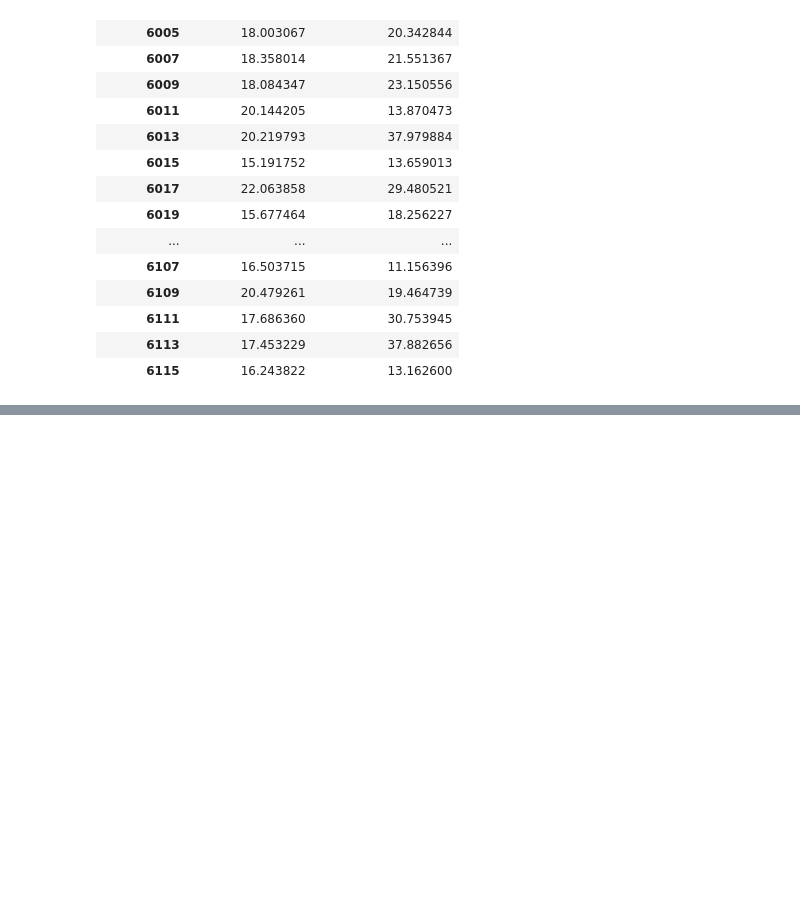
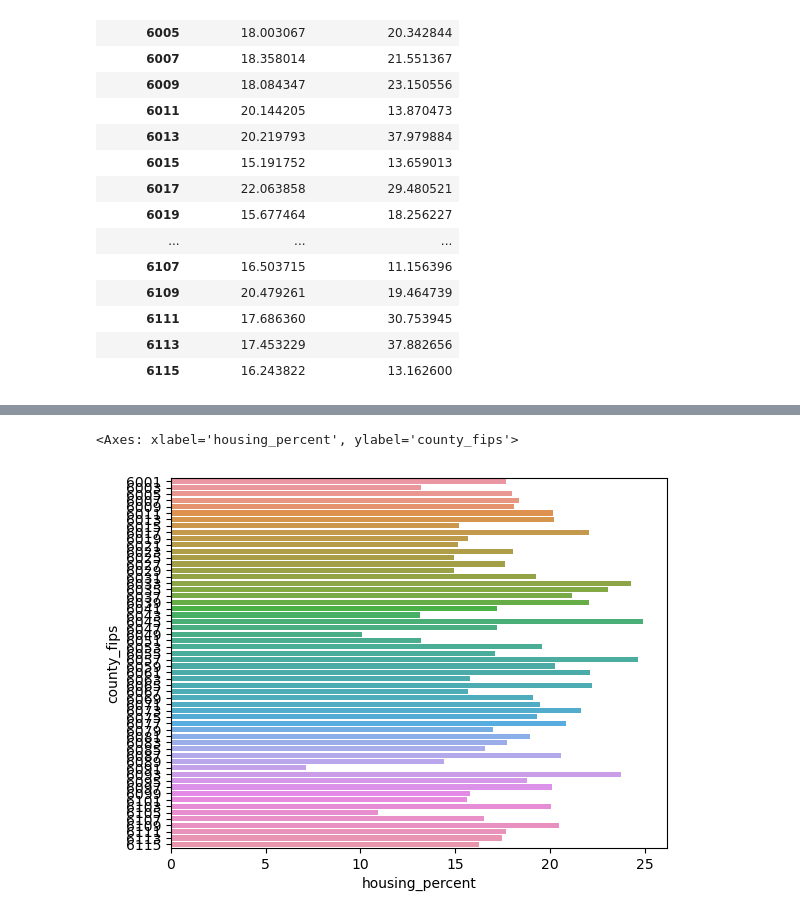
Before and after one commit to Naye312/Math189-group33, a Jupyter notebook: scatterplot.ipynb, the cells around one changed output, grey strips where cells are left out. Cells and saved outputs as stored; diff of their text form; code cells hidden in the pictures; blank space fills up the shorter version.

Commit message:
add barplots

```diff
--- a/scatterplot.ipynb
+++ b/scatterplot.ipynb
@@ -102,0 +132,7 @@ Notes:
+# %%
+estimation = estimation.reset_index()
+estimation["county_fips"] = estimation["county_fips"].astype(str)
+sns.barplot(x="housing_percent", y = "county_fips", data = estimation)
+# %% [output]
+<Axes: xlabel='housing_percent', ylabel='county_fips'>
+[figure, added]
```
Also changed, not shown: parts of 14 cells of this notebook.
